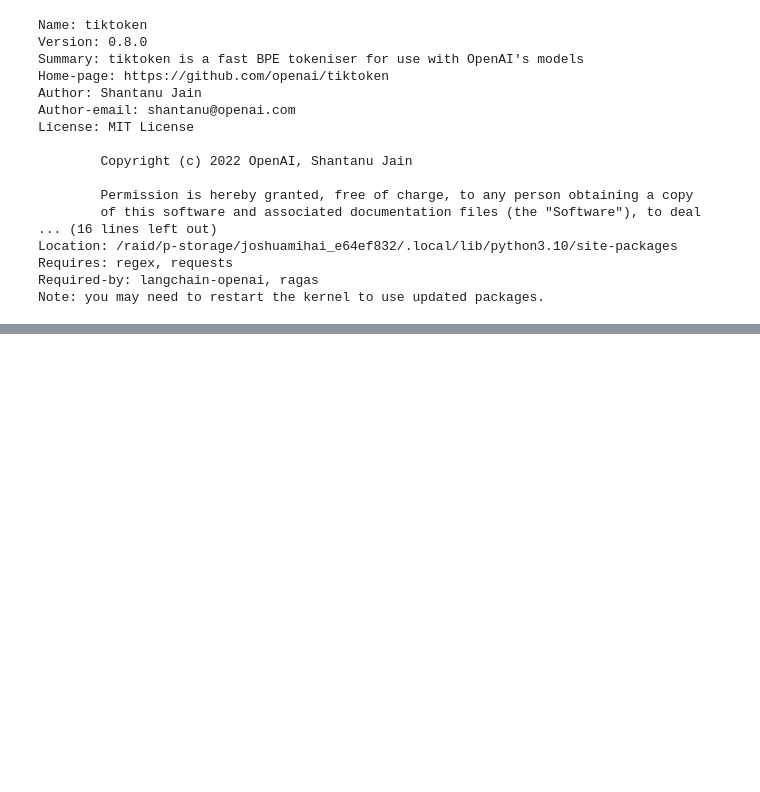
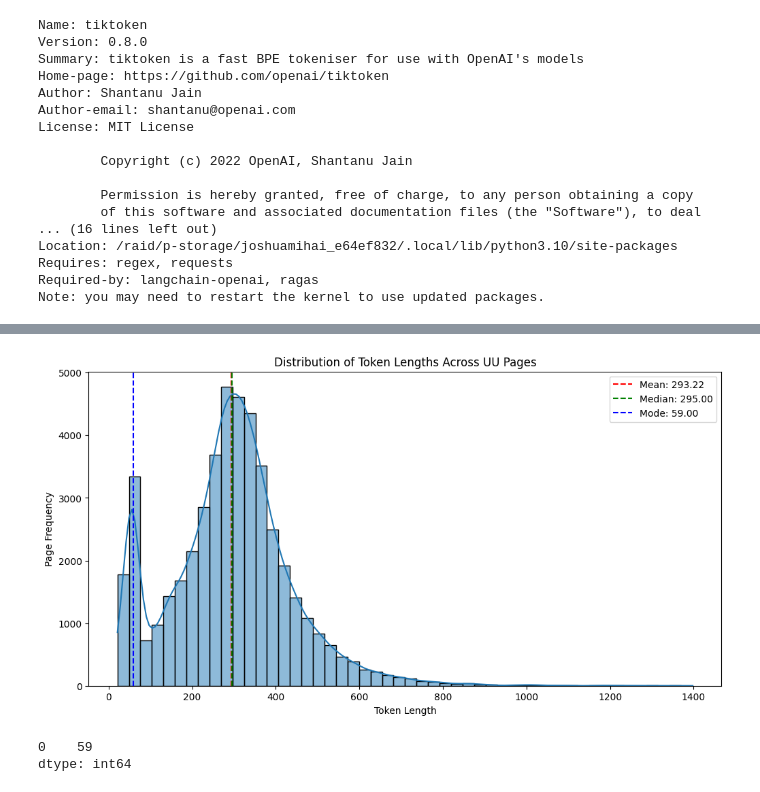
Before and after one commit to arkanalexei/ta-rag-demo, a Jupyter notebook: 11_token_distribution.ipynb, the cells around one changed output, grey strips where cells are left out. Drawn from its saved outputs; the diff is of its cells as text; code cells hidden in the pictures; blank space fills up the shorter version.

```diff
--- a/11_token_distribution.ipynb
+++ b/11_token_distribution.ipynb
@@ -172,0 +239,30 @@ dtype: float64
+# %%
+import seaborn as sns
+
+plt.figure(figsize=(12, 6))
+sns.histplot(token_len, bins=50, kde=True)
+plt.xlabel("Token Length")
+plt.ylabel("Page Frequency")
+
+token_series = pd.Series(token_len)
+
+# Calculate descriptive statistics
+mean = token_series.mean()
+median = token_series.median()
+mode = token_series.mode()[0]  # mode() returns a series; [0] gets the first mode
+
+# Add lines for mean, median, and mode
+plt.axvline(mean, color='red', linestyle='--', linewidth=1.5, label=f'Mean: {mean:.2f}')
+plt.axvline(median, color='green', linestyle='--', linewidth=1.5, label=f'Median: {median:.2f}')
+plt.axvline(mode, color='blue', linestyle='--', linewidth=1.5, label=f'Mode: {mode:.2f}')
+
+plt.title("Distribution of Token Lengths Across UU Pages")
+plt.legend()
+plt.show()
+# %% [output]
+[figure, added]
+# %%
+token_series.mode()
+# %% [output]
+0    59
+dtype: int64
```
Also changed, not shown: parts of 16 cells of this notebook, 47 other files.
